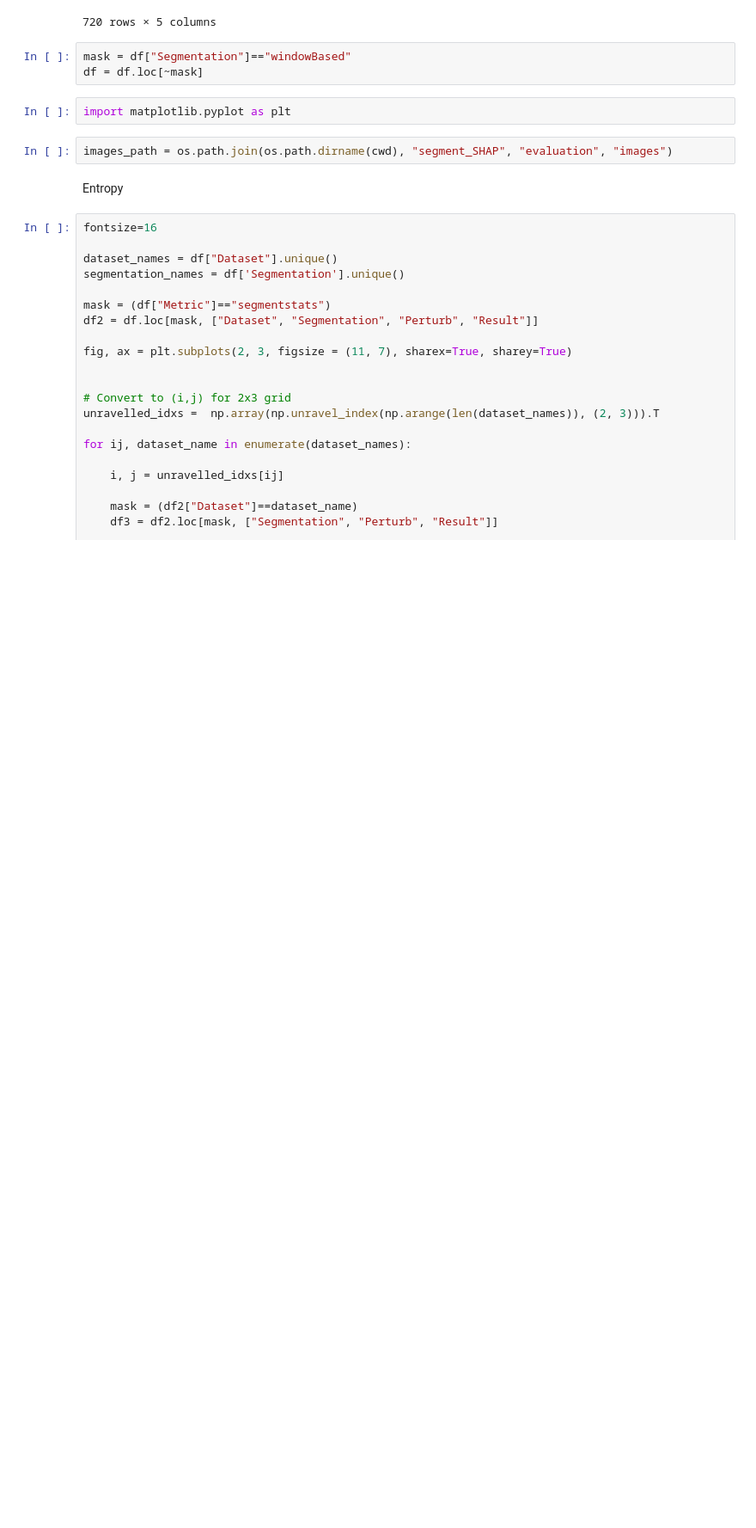
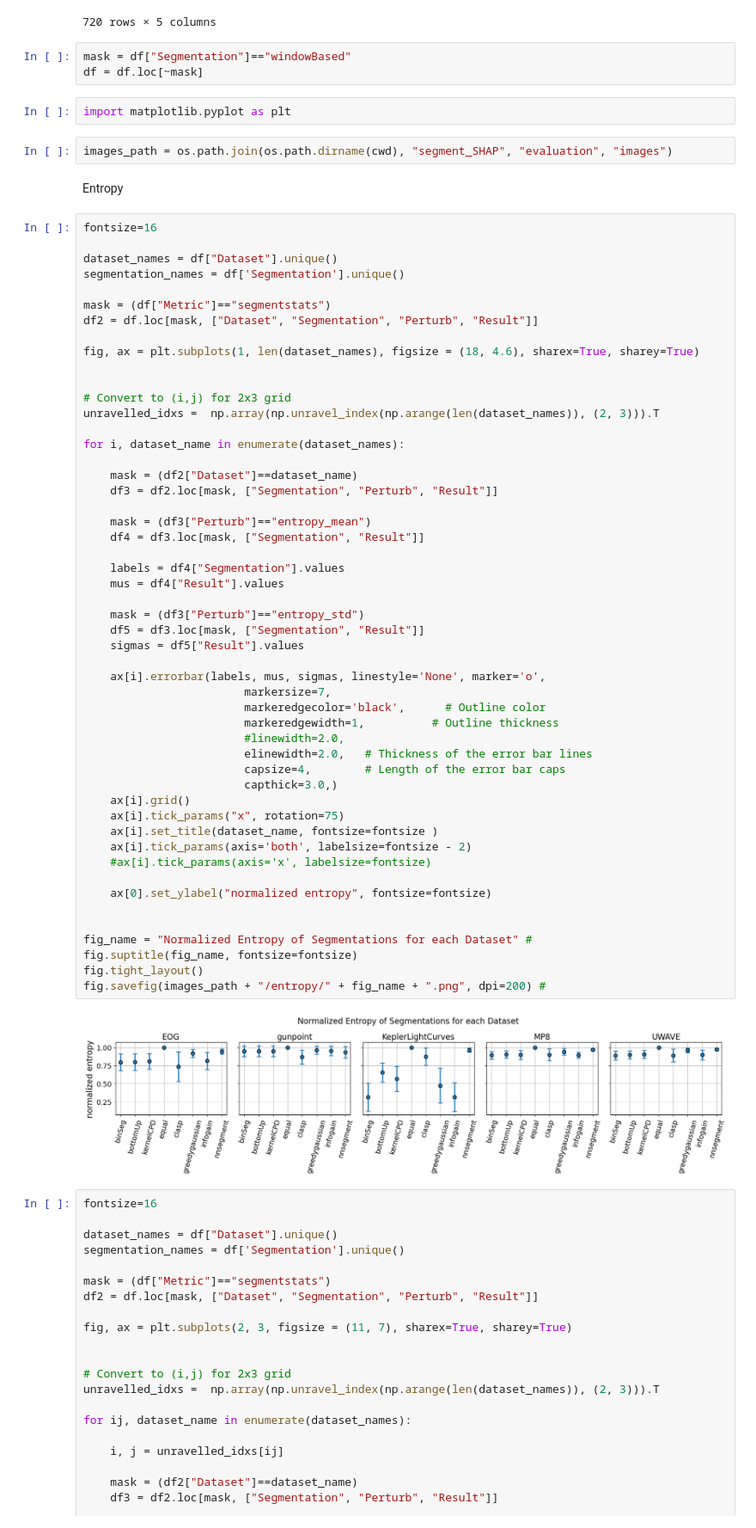
Before and after one commit to davide-serramazza/segment_SHAP, a Jupyter notebook: evaluate_segmentations.ipynb, the cells around one changed output. Shown: that part at 86% size. Cells and saved outputs as stored; diff of their text form; blank space fills up the shorter version.

Commit message:
rendered entropy back to 1x5

```diff
--- a/evaluate_segmentations.ipynb
+++ b/evaluate_segmentations.ipynb
@@ -199,6 +199,59 @@ import matplotlib.pyplot as plt
 images_path = os.path.join(os.path.dirname(cwd), "segment_SHAP", "evaluation", "images")
 # %% [markdown]
 Entropy
+# %%
+fontsize=16
+
+dataset_names = df["Dataset"].unique()
+segmentation_names = df['Segmentation'].unique()
+
+mask = (df["Metric"]=="segmentstats")
+df2 = df.loc[mask, ["Dataset", "Segmentation", "Perturb", "Result"]]
+
+fig, ax = plt.subplots(1, len(dataset_names), figsize = (18, 4.6), sharex=True, sharey=True)
+
+
+# Convert to (i,j) for 2x3 grid
+unravelled_idxs =  np.array(np.unravel_index(np.arange(len(dataset_names)), (2, 3))).T
+
+for i, dataset_name in enumerate(dataset_names):
+
+    mask = (df2["Dataset"]==dataset_name)
+    df3 = df2.loc[mask, ["Segmentation", "Perturb", "Result"]]
+
+    mask = (df3["Perturb"]=="entropy_mean")
+    df4 = df3.loc[mask, ["Segmentation", "Result"]]
+
+    labels = df4["Segmentation"].values
+    mus = df4["Result"].values
+
+    mask = (df3["Perturb"]=="entropy_std")
+    df5 = df3.loc[mask, ["Segmentation", "Result"]]
+    sigmas = df5["Result"].values
+
+    ax[i].errorbar(labels, mus, sigmas, linestyle='None', marker='o',
+                        markersize=7,
+                        markeredgecolor='black',      # Outline color
+                        markeredgewidth=1,          # Outline thickness
+                        #linewidth=2.0,
+                        elinewidth=2.0,   # Thickness of the error bar lines
+                        capsize=4,        # Length of the error bar caps
+                        capthick=3.0,)
+    ax[i].grid()
+    ax[i].tick_params("x", rotation=75)
+    ax[i].set_title(dataset_name, fontsize=fontsize )
+    ax[i].tick_params(axis='both', labelsize=fontsize - 2)
+    #ax[i].tick_params(axis='x', labelsize=fontsize)
+
+    ax[0].set_ylabel("normalized entropy", fontsize=fontsize)
+
+
+fig_name = "Normalized Entropy of Segmentations for each Dataset" #
+fig.suptitle(fig_name, fontsize=fontsize)
+fig.tight_layout()
+fig.savefig(images_path + "/entropy/" + fig_name + ".png", dpi=200) #
+# %% [output]
+[figure, added]
 # %%
 fontsize=16
 
```
Also changed, not shown: 1 other file.
